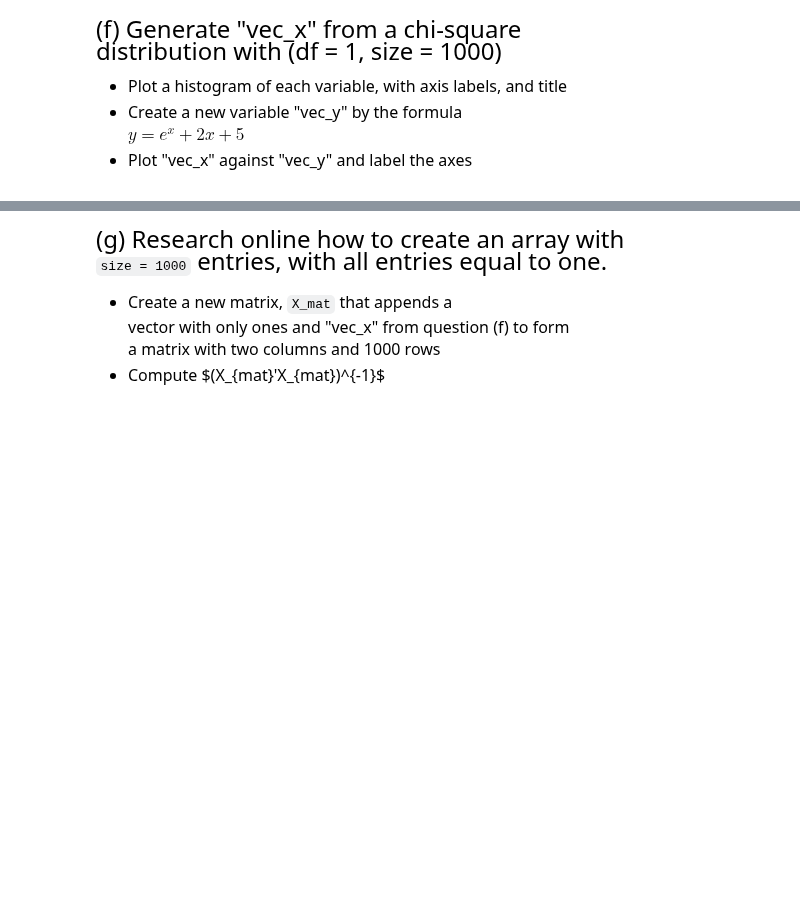
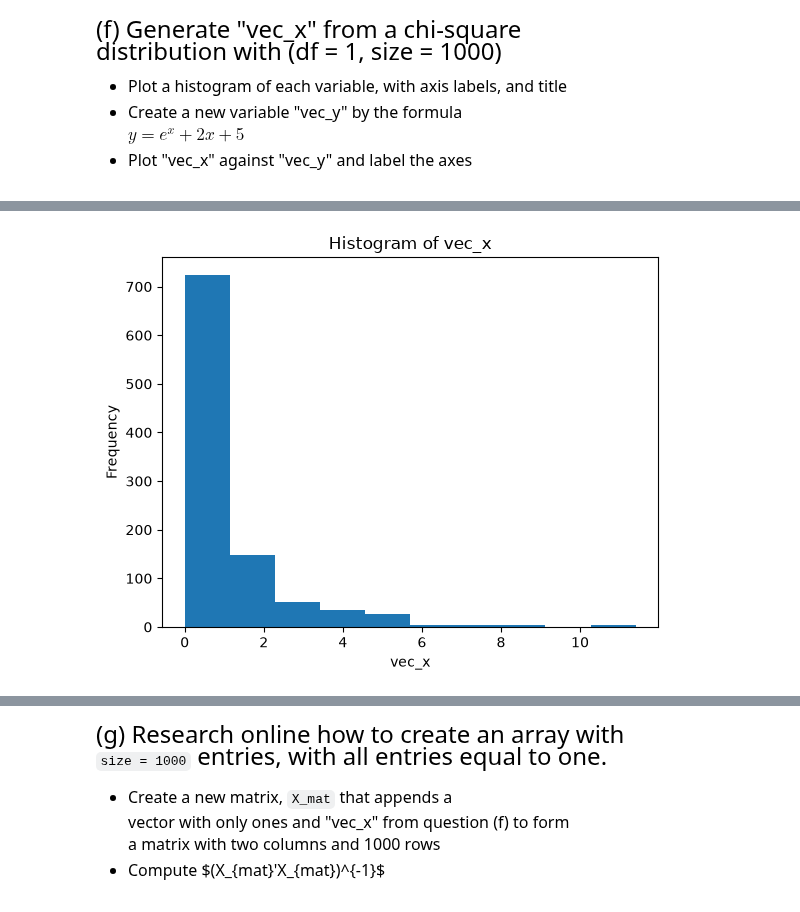
Before and after one commit to pmajumd/datasci530fall2026, a Jupyter notebook: Lecture 01/Lecture 1 - Exercises.ipynb, the cells around one changed output, grey strips where cells are left out. Drawn from its saved outputs; the diff is of its cells as text; code cells hidden in the pictures; blank space fills up the shorter version.

```diff
--- a/Lecture 01/Lecture 1 - Exercises.ipynb
+++ b/Lecture 01/Lecture 1 - Exercises.ipynb
@@ -115,0 +226,6 @@ $ y = e^x + 2x + 5$
+# %%
+# Write your own code
+# import numpy as np
+vec_x = np.random.chisquare(df=1, size=1000)
+print (vec_x)
+len(vec_x)
@@ -115,0 +251,13 @@ $ y = e^x + 2x + 5$
+# %%
+plt.hist(vec_x)
+plt.xlabel("vec_x")
+plt.ylabel("Frequency")
+plt.title("Histogram of vec_x")
+plt.show()
+
+# Formula is given : y=ex+2x+5
+# Create the variable: vec_y, vec_x against vec_y and label the axes.
+
+vec_y = np.exp(vec_x) + 2*vec_x + 5
+# %% [output]
+[figure, added]
```
Also changed, not shown: parts of 20 cells of this notebook.
